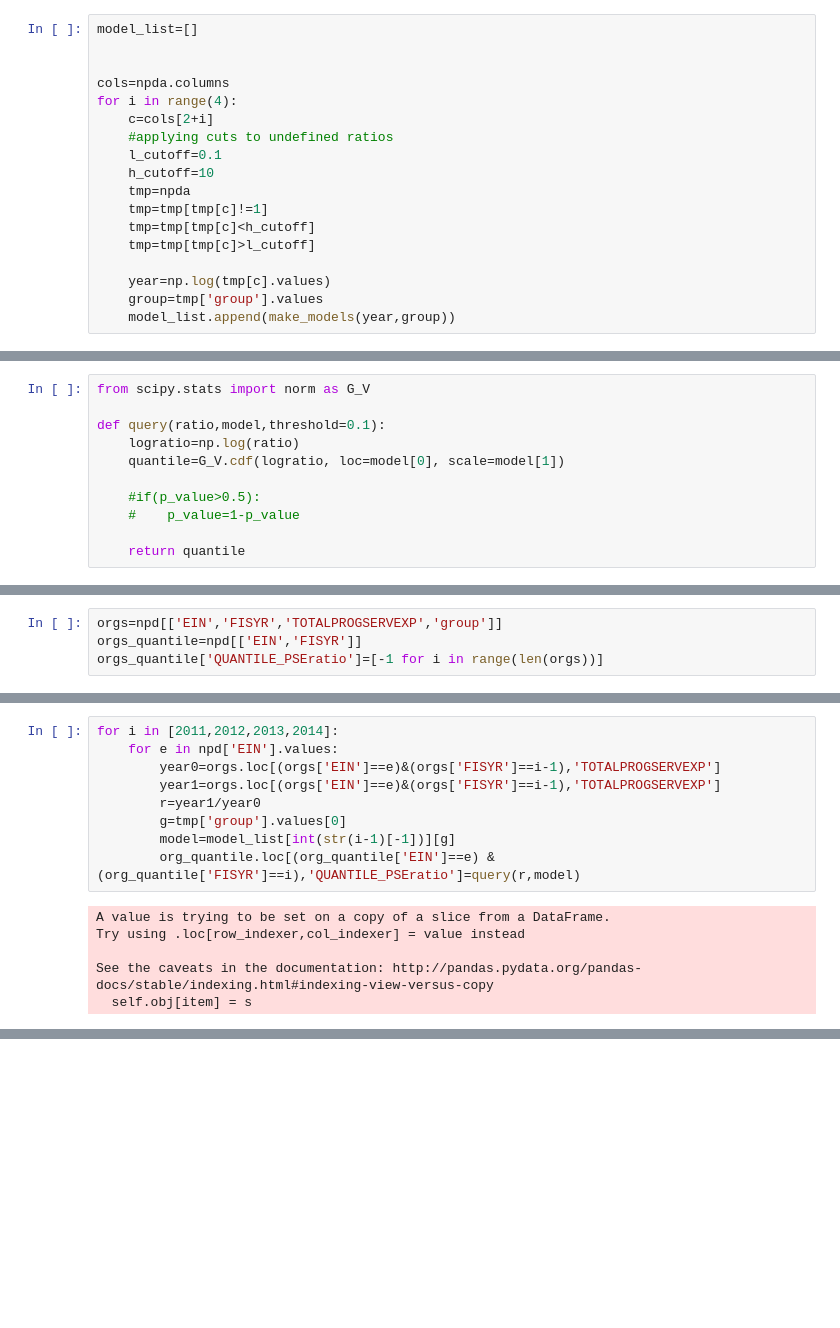
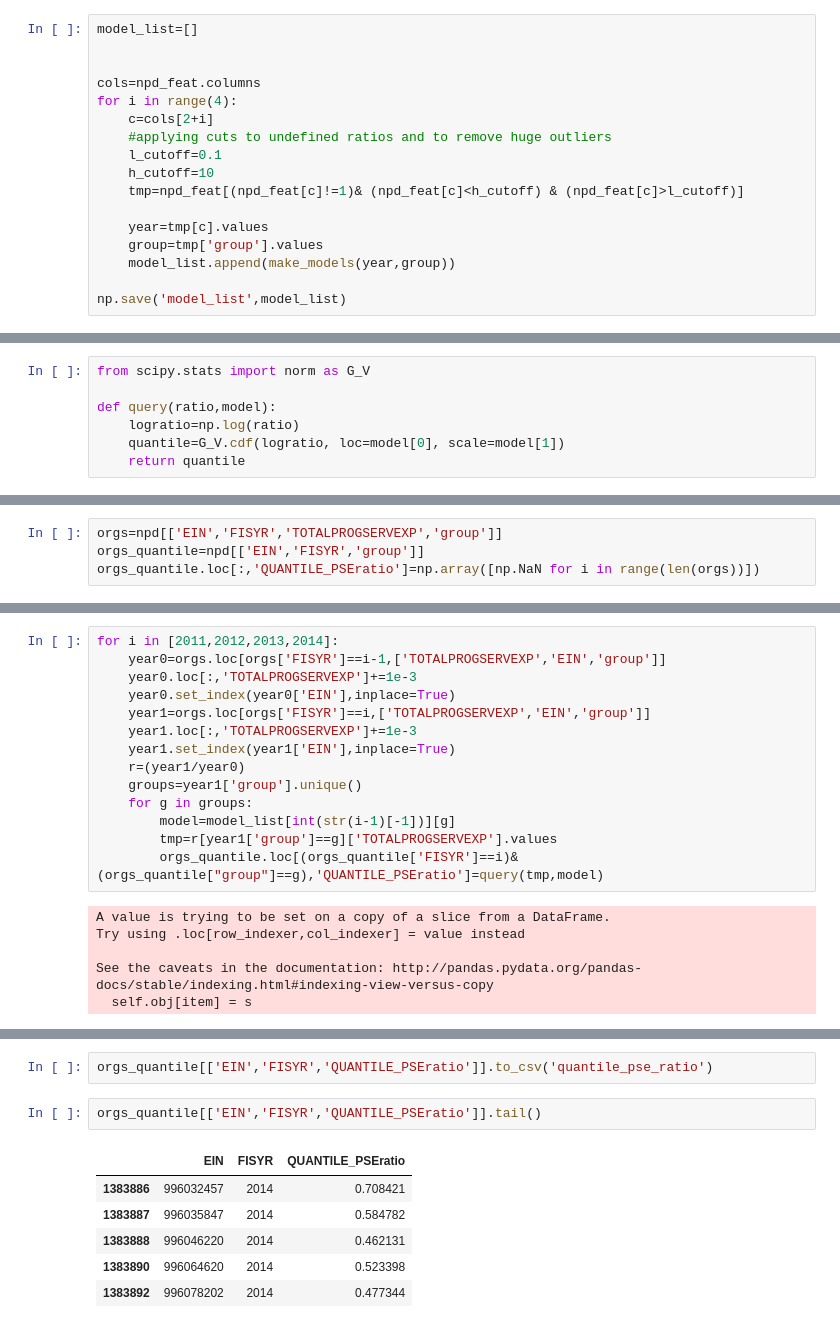
Before and after one commit to datakind/datadive-gates92y-proj3-form990, a Jupyter notebook: Program Service Expense/Financial3.ipynb, the cells around one changed output, grey strips where cells are left out. Saved outputs shown, nothing was run; the diff lists cells and outputs as text; blank space fills up the shorter version.

```diff
--- a/Program Service Expense/Financial3.ipynb
+++ b/Program Service Expense/Financial3.ipynb
@@ -117,17 +140,16 @@ Index(['EIN', 'group', 'TOTALPROGSERVEXP_ratio_1', 'TOTALPROGSERVEXP_ratio_2',
 model_list=[]
 
 
-cols=npda.columns
+cols=npd_feat.columns
 for i in range(4):
     c=cols[2+i]
-    #applying cuts to undefined ratios
+    #applying cuts to undefined ratios and to remove huge outliers
     l_cutoff=0.1
     h_cutoff=10
-    tmp=npda
-    tmp=tmp[tmp[c]!=1]
-    tmp=tmp[tmp[c]<h_cutoff]
-    tmp=tmp[tmp[c]>l_cutoff]
+    tmp=npd_feat[(npd_feat[c]!=1)& (npd_feat[c]<h_cutoff) & (npd_feat[c]>l_cutoff)]
 
-    year=np.log(tmp[c].values)
+    year=tmp[c].values
     group=tmp['group'].values
     model_list.append(make_models(year,group))
+
+np.save('model_list',model_list)
@@ -134,13 +158,9 @@ for i in range(4):
 # %%
 from scipy.stats import norm as G_V
 
-def query(ratio,model,threshold=0.1):
+def query(ratio,model):
     logratio=np.log(ratio)
     quantile=G_V.cdf(logratio, loc=model[0], scale=model[1])
-
-    #if(p_value>0.5):
-    #    p_value=1-p_value
-
     return quantile
 # %%
 import matplotlib.pyplot as plt
@@ -190,7 +214,7 @@ orgs_quantile=[]
 # %%
 orgs=npd[['EIN','FISYR','TOTALPROGSERVEXP','group']]
-orgs_quantile=npd[['EIN','FISYR']]
-orgs_quantile['QUANTILE_PSEratio']=[-1 for i in range(len(orgs))]
+orgs_quantile=npd[['EIN','FISYR','group']]
+orgs_quantile.loc[:,'QUANTILE_PSEratio']=np.array([np.NaN for i in range(len(orgs))])
 # %% [output]
 A value is trying to be set on a copy of a slice from a DataFrame.
 Try using .loc[row_indexer,col_indexer] = value instead
@@ -200,12 +229,17 @@ See the caveats in the documentation: http://pandas.pydata.org/pandas-docs/stabl
 # %%
 for i in [2011,2012,2013,2014]:
-    for e in npd['EIN'].values:
-        year0=orgs.loc[(orgs['EIN']==e)&(orgs['FISYR']==i-1),'TOTALPROGSERVEXP']
-        year1=orgs.loc[(orgs['EIN']==e)&(orgs['FISYR']==i-1),'TOTALPROGSERVEXP']
-        r=year1/year0
-        g=tmp['group'].values[0]
+    year0=orgs.loc[orgs['FISYR']==i-1,['TOTALPROGSERVEXP','EIN','group']]
+    year0.loc[:,'TOTALPROGSERVEXP']+=1e-3
+    year0.set_index(year0['EIN'],inplace=True)
+    year1=orgs.loc[orgs['FISYR']==i,['TOTALPROGSERVEXP','EIN','group']]
+    year1.loc[:,'TOTALPROGSERVEXP']+=1e-3
+    year1.set_index(year1['EIN'],inplace=True)
+    r=(year1/year0)
+    groups=year1['group'].unique()
+    for g in groups:
         model=model_list[int(str(i-1)[-1])][g]
-        org_quantile.loc[(org_quantile['EIN']==e) &(org_quantile['FISYR']==i),'QUANTILE_PSEratio']=query(r,model)
+        tmp=r[year1['group']==g]['TOTALPROGSERVEXP'].values
+        orgs_quantile.loc[(orgs_quantile['FISYR']==i)&(orgs_quantile["group"]==g),'QUANTILE_PSEratio']=query(tmp,model)
 # %% [output]
 A value is trying to be set on a copy of a slice from a DataFrame.
 Try using .loc[row_indexer,col_indexer] = value instead
@@ -269,0 +251,11 @@ Name: 200066, dtype: float64
+# %%
+orgs_quantile[['EIN','FISYR','QUANTILE_PSEratio']].to_csv('quantile_pse_ratio')
+# %%
+orgs_quantile[['EIN','FISYR','QUANTILE_PSEratio']].tail()
+# %% [output]
+|  | EIN | FISYR | QUANTILE_PSEratio |
+| 1383886 | 996032457 | 2014 | 0.708421 |
+| 1383887 | 996035847 | 2014 | 0.584782 |
+| 1383888 | 996046220 | 2014 | 0.462131 |
+| 1383890 | 996064620 | 2014 | 0.523398 |
+| 1383892 | 996078202 | 2014 | 0.477344 |
```
Also changed, not shown: parts of 30 cells of this notebook, 4 other files.
